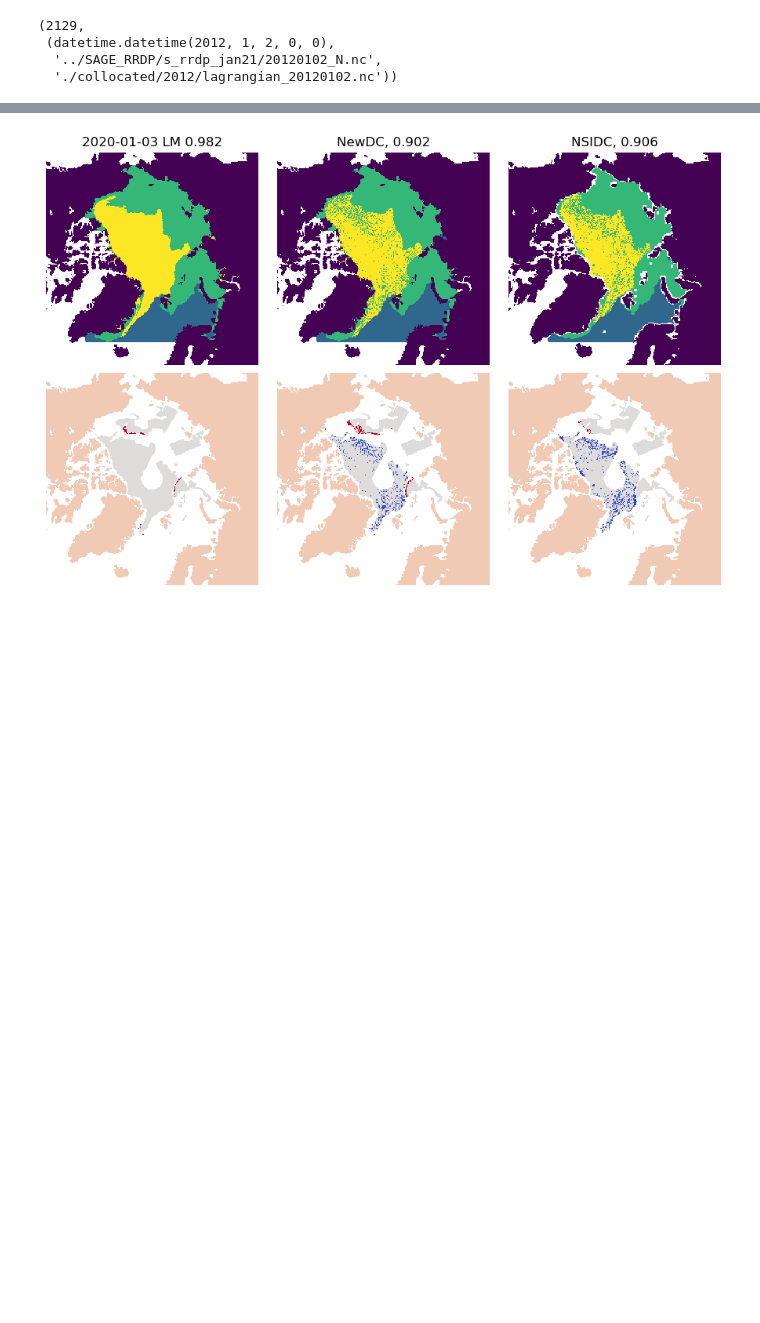
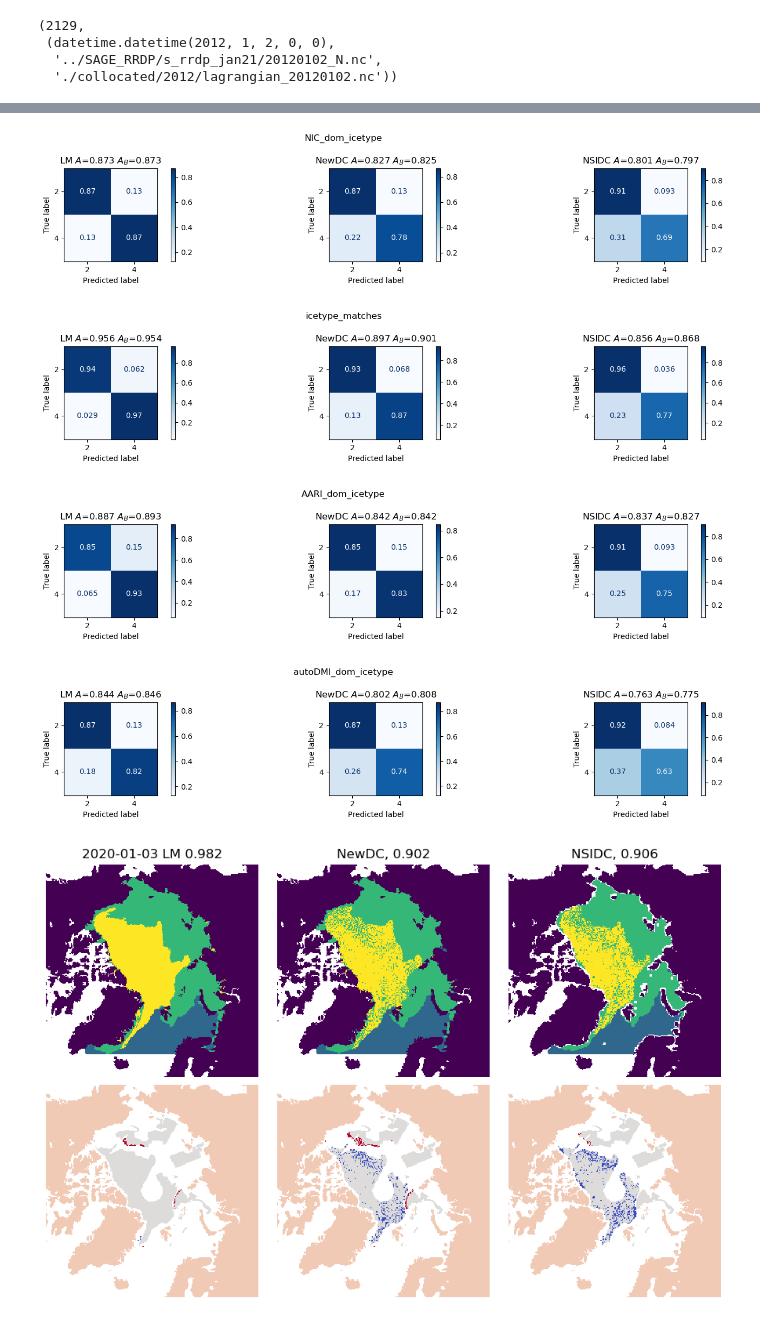
Before and after one commit to esa-sage/sea_ice_age_nsidc, a Jupyter notebook: s_rrdp_comparison.ipynb, the cells around one changed output, grey strips where cells are left out. Saved outputs shown, nothing was run; the diff lists cells and outputs as text; code cells hidden in the pictures; blank space fills up the shorter version.

```diff
--- a/s_rrdp_comparison.ipynb
+++ b/s_rrdp_comparison.ipynb
@@ -115,3 +107,23 @@ print(scores.shape)
+# %%
+for name in comas:
+    alg_labels = ['LM', 'NewDC', 'NSIDC']
+    fig, axs = plt.subplots(1, 3, figsize=(15,3))
+    for i in range(3):
+        coma = comas[name][:, i].sum(axis=0)
+        coma_normalized = coma.astype('float') / coma.sum(axis=1)[:, np.newaxis]
+        disp = ConfusionMatrixDisplay(confusion_matrix=coma_normalized, display_labels=[2, 4])
+        disp.plot(ax=axs[i], cmap=plt.cm.Blues)
+        accuracy = np.trace(coma) / np.sum(coma)
+        balanced_accuracy = np.mean(np.diag(coma_normalized))
+        axs[i].set_title(f'{alg_labels[i]} $A$={accuracy:0.3f} $A_B$={balanced_accuracy:0.3f}')
+    fig.suptitle(name)
+    plt.tight_layout()
+    plt.show()
+# %% [output]
+[figure, added]
+[figure, added]
+[figure, added]
+[figure, added]
 # %%
 # rrdp_dates, rrdp_files, coll_files
 plot_date_start = datetime(2020, 1, 1)
```
Also changed, not shown: parts of 7 cells of this notebook.
